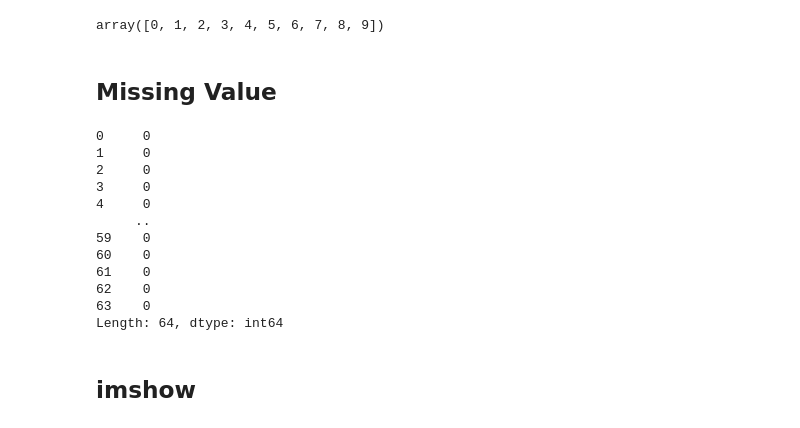
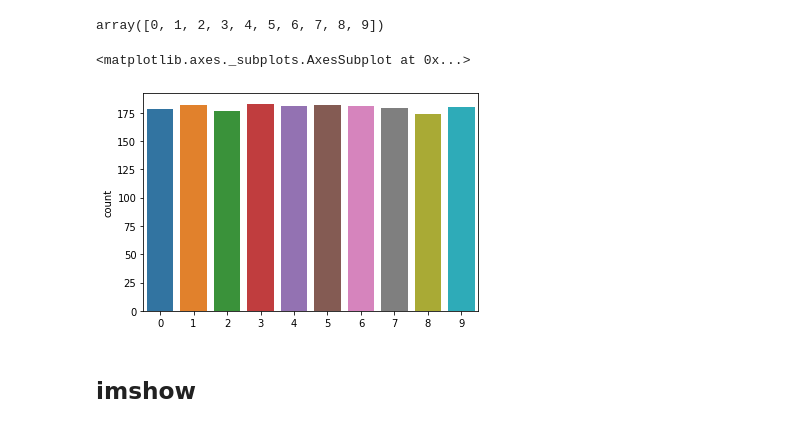
Before and after one commit to mo-amininasab/load_digits, a Jupyter notebook: digits.ipynb, the cells around one changed output. Cells and saved outputs as stored; diff of their text form; code cells hidden in the pictures.

```diff
--- a/digits.ipynb
+++ b/digits.ipynb
@@ -59,23 +59,11 @@ array([[ 0.,  0.,  5., 13.,  9.,  1.,  0.,  0.,  0.,  0., 13., 15., 10.,
 np.unique(labels)
 # %% [output]
 array([0, 1, 2, 3, 4, 5, 6, 7, 8, 9])
-# %% [markdown]
-## Missing Value
-# %%
-pd.DataFrame(data).isna().sum()
-# %% [output]
-0     0
-1     0
-2     0
-3     0
-4     0
-     ..
-59    0
-60    0
-61    0
-62    0
-63    0
-Length: 64, dtype: int64
+# %%
+sns.countplot(labels)
+# %% [output]
+<matplotlib.axes._subplots.AxesSubplot at 0x...>
+[figure, added]
 # %% [markdown]
 ## imshow
 # %%
```
